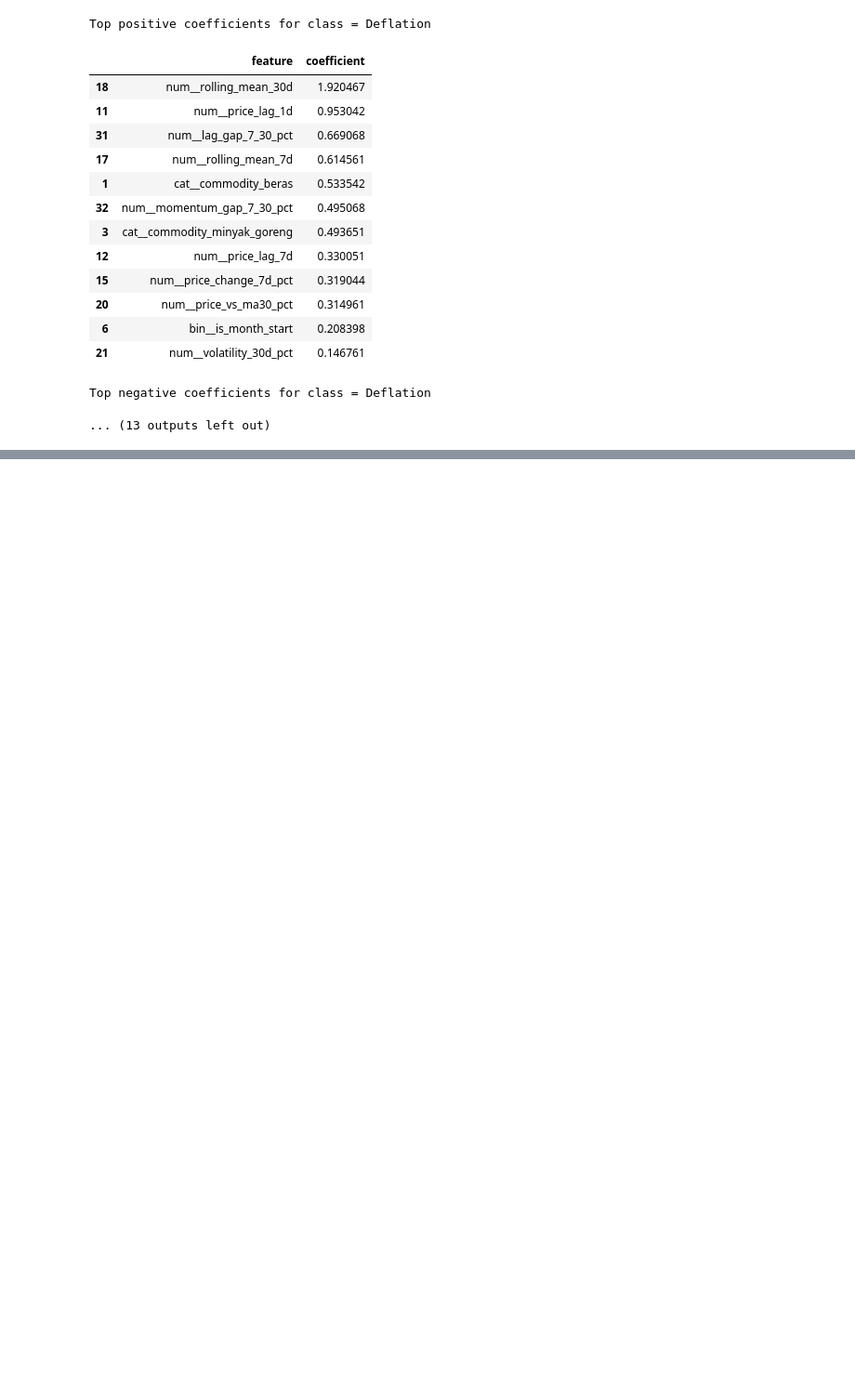
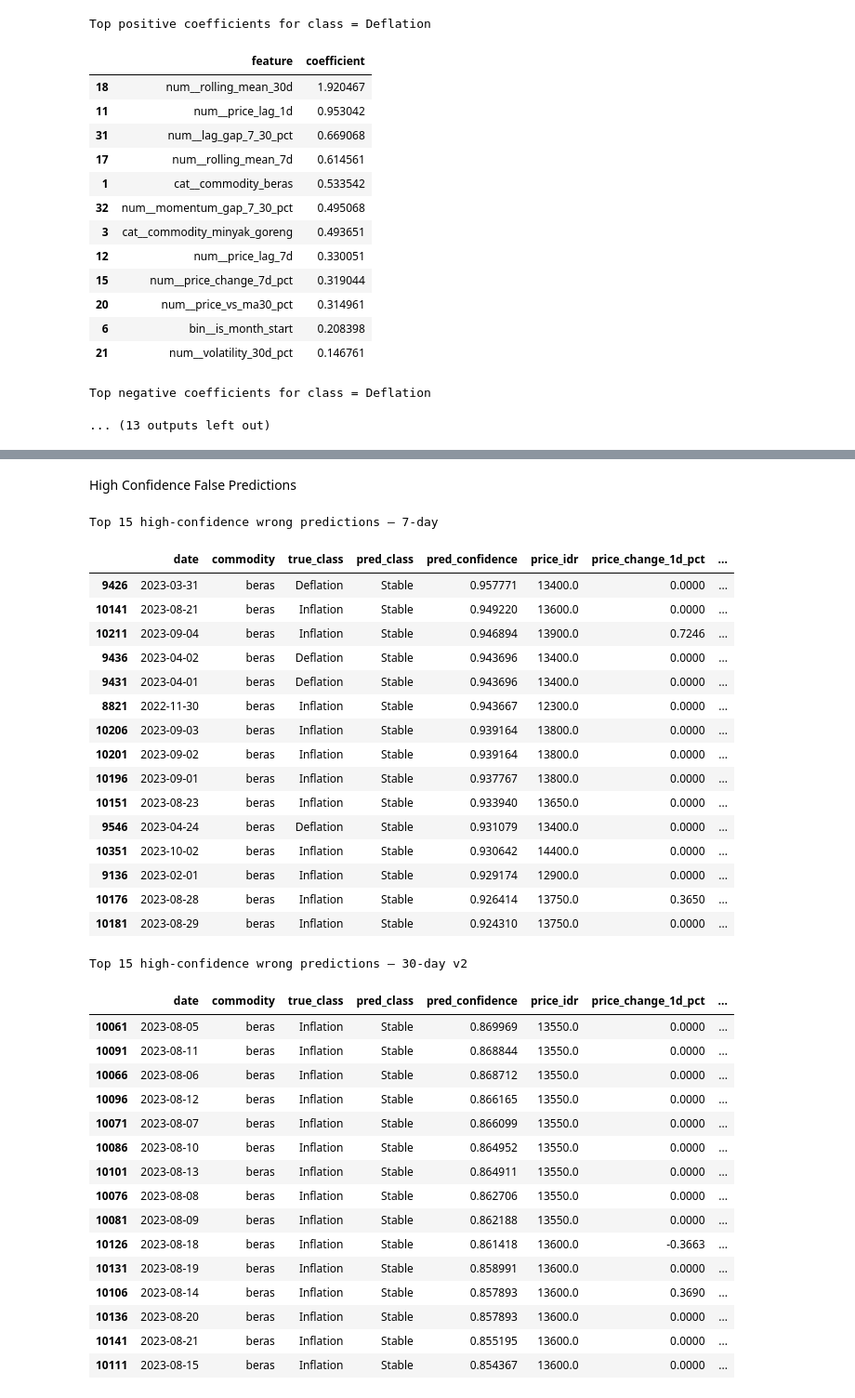
Before and after one commit to Cara-Notte/Mercatorie, a Jupyter notebook: notebooks/ml_notebook.ipynb, the cells around one changed output, grey strips where cells are left out. Shown at 93% size. Saved outputs shown, nothing was run; the diff lists cells and outputs as text; code cells hidden in the pictures; blank space fills up the shorter version.

```diff
--- a/notebooks/ml_notebook.ipynb
+++ b/notebooks/ml_notebook.ipynb
@@ -2249,0 +2499,58 @@ Top negative coefficients for class = Deflation
+# %% [markdown]
+High Confidence False Predictions
+# %%
+def high_confidence_errors(df, label, top_n=15):
+    cols_to_show = [
+        "date", "commodity", "true_class", "pred_class", "pred_confidence",
+        "price_idr", "price_change_1d_pct", "price_change_7d_pct", "price_change_30d_pct",
+        "price_zscore_30d", "volatility_30d_pct", "high_vol_regime"
+    ]
+
+    worst = (
+        df[df["is_error"] == 1]
+        .sort_values("pred_confidence", ascending=False)
+        [cols_to_show]
+        .head(top_n)
+    )
+
+    print(f"\nTop {top_n} high-confidence wrong predictions — {label}")
+    display(worst)
+    return worst
+
+high_conf_wrong_7d = high_confidence_errors(error_7d, "7-day")
+high_conf_wrong_30d = high_confidence_errors(error_30d, "30-day v2")
+# %% [output]
+Top 15 high-confidence wrong predictions — 7-day
+|  | date | commodity | true_class | pred_class | pred_confidence | price_idr | price_change_1d_pct | ... |
+| 9426 | 2023-03-31 | beras | Deflation | Stable | 0.957771 | 13400.0 | 0.0000 | ... |
+| 10141 | 2023-08-21 | beras | Inflation | Stable | 0.949220 | 13600.0 | 0.0000 | ... |
+| 10211 | 2023-09-04 | beras | Inflation | Stable | 0.946894 | 13900.0 | 0.7246 | ... |
+| 9436 | 2023-04-02 | beras | Deflation | Stable | 0.943696 | 13400.0 | 0.0000 | ... |
+| 9431 | 2023-04-01 | beras | Deflation | Stable | 0.943696 | 13400.0 | 0.0000 | ... |
+| 8821 | 2022-11-30 | beras | Inflation | Stable | 0.943667 | 12300.0 | 0.0000 | ... |
+| 10206 | 2023-09-03 | beras | Inflation | Stable | 0.939164 | 13800.0 | 0.0000 | ... |
+| 10201 | 2023-09-02 | beras | Inflation | Stable | 0.939164 | 13800.0 | 0.0000 | ... |
+| 10196 | 2023-09-01 | beras | Inflation | Stable | 0.937767 | 13800.0 | 0.0000 | ... |
+| 10151 | 2023-08-23 | beras | Inflation | Stable | 0.933940 | 13650.0 | 0.0000 | ... |
+| 9546 | 2023-04-24 | beras | Deflation | Stable | 0.931079 | 13400.0 | 0.0000 | ... |
+| 10351 | 2023-10-02 | beras | Inflation | Stable | 0.930642 | 14400.0 | 0.0000 | ... |
+| 9136 | 2023-02-01 | beras | Inflation | Stable | 0.929174 | 12900.0 | 0.0000 | ... |
+| 10176 | 2023-08-28 | beras | Inflation | Stable | 0.926414 | 13750.0 | 0.3650 | ... |
+| 10181 | 2023-08-29 | beras | Inflation | Stable | 0.924310 | 13750.0 | 0.0000 | ... |
+Top 15 high-confidence wrong predictions — 30-day v2
+|  | date | commodity | true_class | pred_class | pred_confidence | price_idr | price_change_1d_pct | ... |
+| 10061 | 2023-08-05 | beras | Inflation | Stable | 0.869969 | 13550.0 | 0.0000 | ... |
+| 10091 | 2023-08-11 | beras | Inflation | Stable | 0.868844 | 13550.0 | 0.0000 | ... |
+| 10066 | 2023-08-06 | beras | Inflation | Stable | 0.868712 | 13550.0 | 0.0000 | ... |
+| 10096 | 2023-08-12 | beras | Inflation | Stable | 0.866165 | 13550.0 | 0.0000 | ... |
+| 10071 | 2023-08-07 | beras | Inflation | Stable | 0.866099 | 13550.0 | 0.0000 | ... |
+| 10086 | 2023-08-10 | beras | Inflation | Stable | 0.864952 | 13550.0 | 0.0000 | ... |
+| 10101 | 2023-08-13 | beras | Inflation | Stable | 0.864911 | 13550.0 | 0.0000 | ... |
+| 10076 | 2023-08-08 | beras | Inflation | Stable | 0.862706 | 13550.0 | 0.0000 | ... |
+| 10081 | 2023-08-09 | beras | Inflation | Stable | 0.862188 | 13550.0 | 0.0000 | ... |
+| 10126 | 2023-08-18 | beras | Inflation | Stable | 0.861418 | 13600.0 | -0.3663 | ... |
+| 10131 | 2023-08-19 | beras | Inflation | Stable | 0.858991 | 13600.0 | 0.0000 | ... |
+| 10106 | 2023-08-14 | beras | Inflation | Stable | 0.857893 | 13600.0 | 0.3690 | ... |
+| 10136 | 2023-08-20 | beras | Inflation | Stable | 0.857893 | 13600.0 | 0.0000 | ... |
+| 10141 | 2023-08-21 | beras | Inflation | Stable | 0.855195 | 13600.0 | 0.0000 | ... |
+| 10111 | 2023-08-15 | beras | Inflation | Stable | 0.854367 | 13600.0 | 0.0000 | ... |
```
Also changed, not shown: parts of 13 cells of this notebook.
